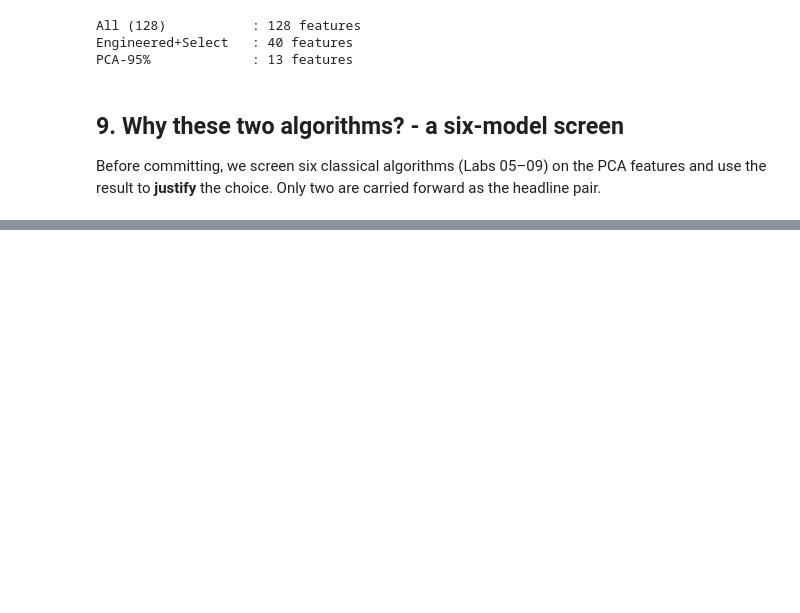
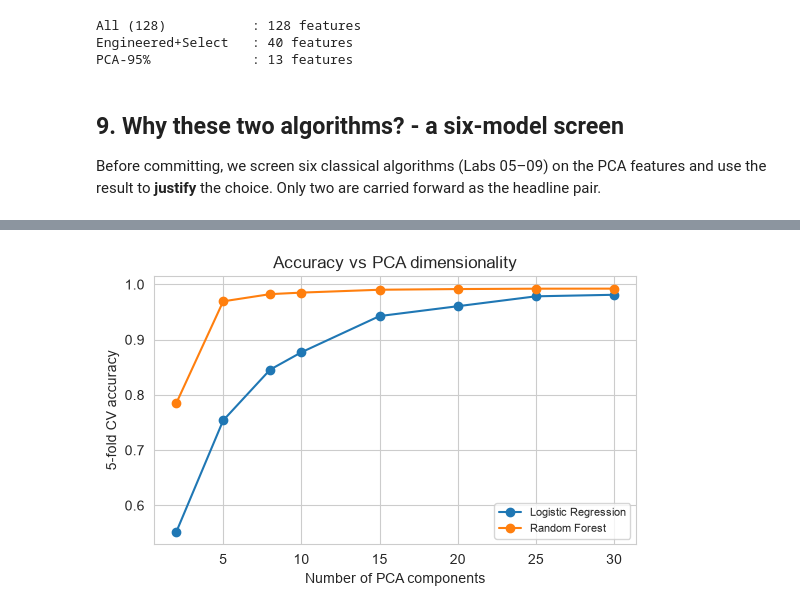
Before and after one commit to IT21361036/FML-Assignment, a Jupyter notebook: FML_Assignment.ipynb, the cells around one changed output, grey strips where cells are left out. Cells and saved outputs as stored; diff of their text form; code cells hidden in the pictures; blank space fills up the shorter version.

Commit message:
Add classifier screening and LR vs RF comparison

```diff
--- a/FML_Assignment.ipynb
+++ b/FML_Assignment.ipynb
@@ -336,3 +336,21 @@ PCA-95%             : 13 features
 
 Before committing, we screen six classical algorithms (Labs 05–09) on the PCA features and
 use the result to **justify** the choice. Only two are carried forward as the headline pair.
+# %%
+screen = {
+    "Logistic Regression": make_lr(),
+    "K-Nearest Neighbors": KNeighborsClassifier(n_neighbors=5, n_jobs=-1),
+    "Decision Tree":       DecisionTreeClassifier(class_weight="balanced", random_state=RANDOM_STATE),
+    "Random Forest":       make_rf(),
+    "Gaussian Naive Bayes":GaussianNB(),
+    "SVM (RBF)":           SVC(kernel="rbf", class_weight="balanced", random_state=RANDOM_STATE),
+}
+rows = []
+for name, m in screen.items():
+    t = time.time(); m.fit(Xtr_pca, y_train); dt = time.time() - t
+    pred = m.predict(Xte_pca)
+    rows.append({"Algorithm": name,
+                 "Accuracy": round(accuracy_score(y_test, pred), 4),
+                 "Macro-F1": round(f1_score(y_test, pred, average="macro"), 4),
+                 "Train (s)": round(dt, 2)})
+pd.DataFrame(rows).sort_values("Macro-F1", ascending=False).reset_index(drop=True)
@@ -338,0 +388,9 @@ use the result to **justify** the choice. Only two are carried forward as the he
+# %%
+results = {}
+for rep, (Xtr_r, Xte_r) in representations.items():
+    for name, factory in [("Logistic Regression", make_lr), ("Random Forest", make_rf)]:
+        m = factory().fit(Xtr_r, y_train)
+        s = multiclass_scores(y_test, m.predict(Xte_r)); s["n_feat"] = Xtr_r.shape[1]
+        results[(rep, name)] = s
+res_df = pd.DataFrame(results).T[["n_feat","Accuracy","Macro-Prec","Macro-Recall","Macro-F1","Balanced-Acc"]]
+display(res_df.round(4))
@@ -338,0 +409,16 @@ use the result to **justify** the choice. Only two are carried forward as the he
+# %%
+component_counts = [2, 5, 8, 10, 15, 20, 25, 30]
+cv = StratifiedKFold(5, shuffle=True, random_state=RANDOM_STATE)
+sweep = {"Logistic Regression": [], "Random Forest": []}
+for n in component_counts:
+    Xp = PCA(n_components=n, random_state=RANDOM_STATE).fit(X_train_s).transform(X_train_s)
+    for name, factory in [("Logistic Regression", make_lr), ("Random Forest", make_rf_light)]:
+        sc = cross_val_score(factory(), Xp, y_train, cv=cv, scoring="accuracy", n_jobs=-1)
+        sweep[name].append(sc.mean())
+plt.figure(figsize=(5.6, 3.6))
+for name in sweep: plt.plot(component_counts, sweep[name], marker="o", label=name)
+plt.xlabel("Number of PCA components"); plt.ylabel("5-fold CV accuracy")
+plt.title("Accuracy vs PCA dimensionality"); plt.legend(fontsize=8)
+plt.tight_layout(); plt.show()
+# %% [output]
+[figure, added]
```
Also changed, not shown: parts of 10 cells of this notebook.
